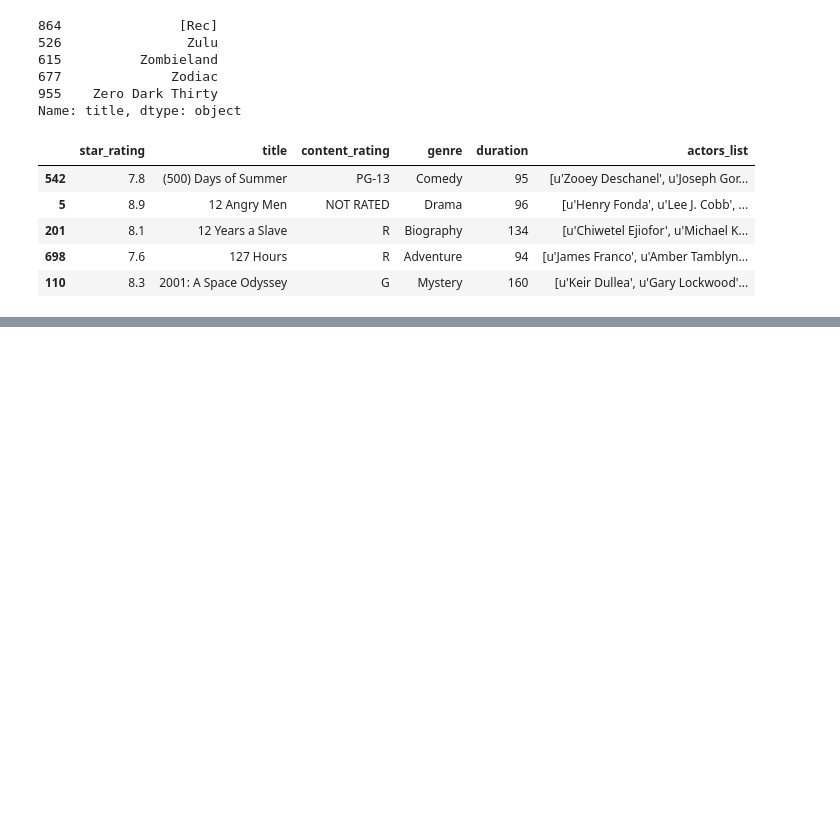
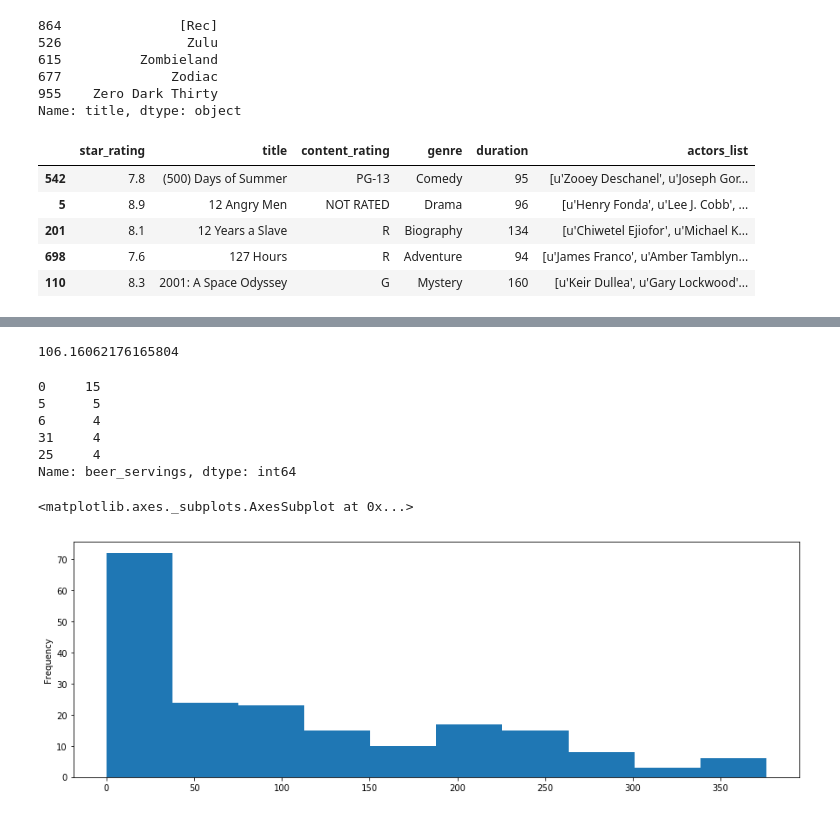
Before and after one commit to Deepshikha05/Learn-Pandas, a Jupyter notebook: Pandas.ipynb, the cells around one changed output, grey strips where cells are left out. Cells and saved outputs as stored; diff of their text form; code cells hidden in the pictures; blank space fills up the shorter version.

```diff
--- a/Pandas.ipynb
+++ b/Pandas.ipynb
@@ -265,0 +654,18 @@ movies.sort_values('title').head()
+# %%
+drinks['beer_servings'].mean()
+# %% [output]
+106.16062176165804
+# %%
+drinks['beer_servings'].value_counts().head()
+# %% [output]
+0     15
+5      5
+6      4
+31     4
+25     4
+Name: beer_servings, dtype: int64
+# %%
+drinks['beer_servings'].plot(kind='hist')
+# %% [output]
+<matplotlib.axes._subplots.AxesSubplot at 0x...>
+[figure, added]
```
Also changed, not shown: parts of 71 cells of this notebook.
